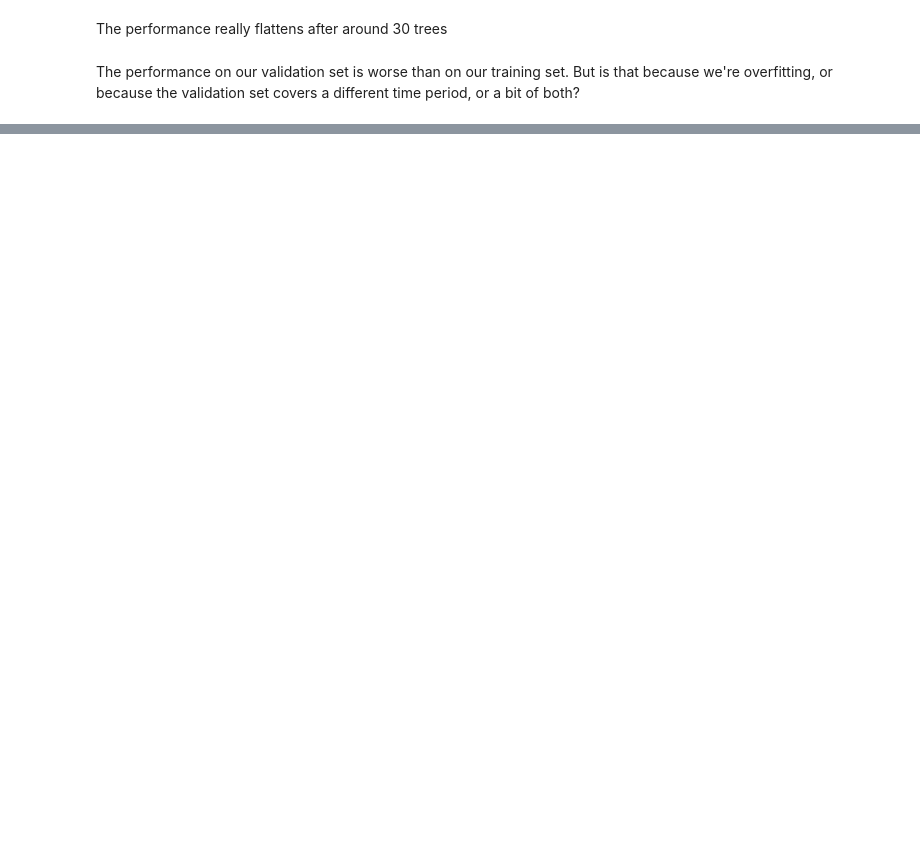
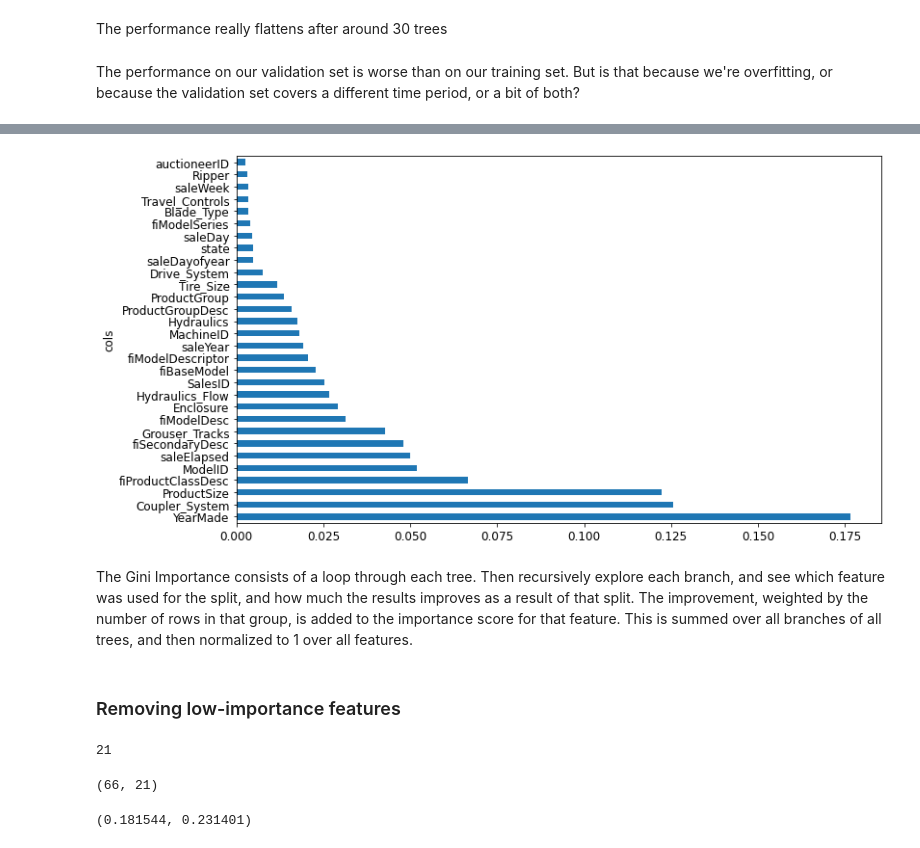
Before and after one commit to jaryaman/fastai-v4, a Jupyter notebook: notebooks/07-JA-tabular-modelling.ipynb, the cells around one changed output, grey strips where cells are left out. Cells and saved outputs as stored; diff of their text form; code cells hidden in the pictures; blank space fills up the shorter version.

```diff
--- a/notebooks/07-JA-tabular-modelling.ipynb
+++ b/notebooks/07-JA-tabular-modelling.ipynb
@@ -351,0 +397,7 @@ The performance on our validation set is worse than on our training set. But is
+# %%
+def rf_feat_importance(m, df):
+    return pd.DataFrame({'cols':df.columns, 'imp':m.feature_importances_}
+                       ).sort_values('imp', ascending=False)
+# %%
+fi = rf_feat_importance(m, xs)
+fi[:10]
@@ -351,0 +416,16 @@ The performance on our validation set is worse than on our training set. But is
+# %%
+def plot_fi(fi):
+    return fi.plot('cols', 'imp', 'barh', figsize=(12,7), legend=False)
+
+plot_fi(fi[:30]);
+# %% [output]
+[figure, added]
+# %% [markdown]
+The Gini Importance consists of a loop through each tree. Then recursively explore each branch, and see which feature was used for the split, and how much the results improves as a result of that split. The improvement, weighted by the number of rows in that group, is added to the importance score for that feature. This is summed over all branches of all trees, and then normalized to 1 over all features.
+# %% [markdown]
+### Removing low-importance features
+# %%
+to_keep = fi[fi.imp>0.005].cols
+len(to_keep)
+# %% [output]
+21
@@ -351,0 +435,4 @@ The performance on our validation set is worse than on our training set. But is
+# %%
+len(xs.columns), len(xs_imp.columns)
+# %% [output]
+(66, 21)
@@ -351,0 +441,4 @@ The performance on our validation set is worse than on our training set. But is
+# %%
+m_rmse(m, xs_imp, y), m_rmse(m, valid_xs_imp, valid_y)
+# %% [output]
+(0.181544, 0.231401)
```
Also changed, not shown: parts of 63 cells of this notebook.
